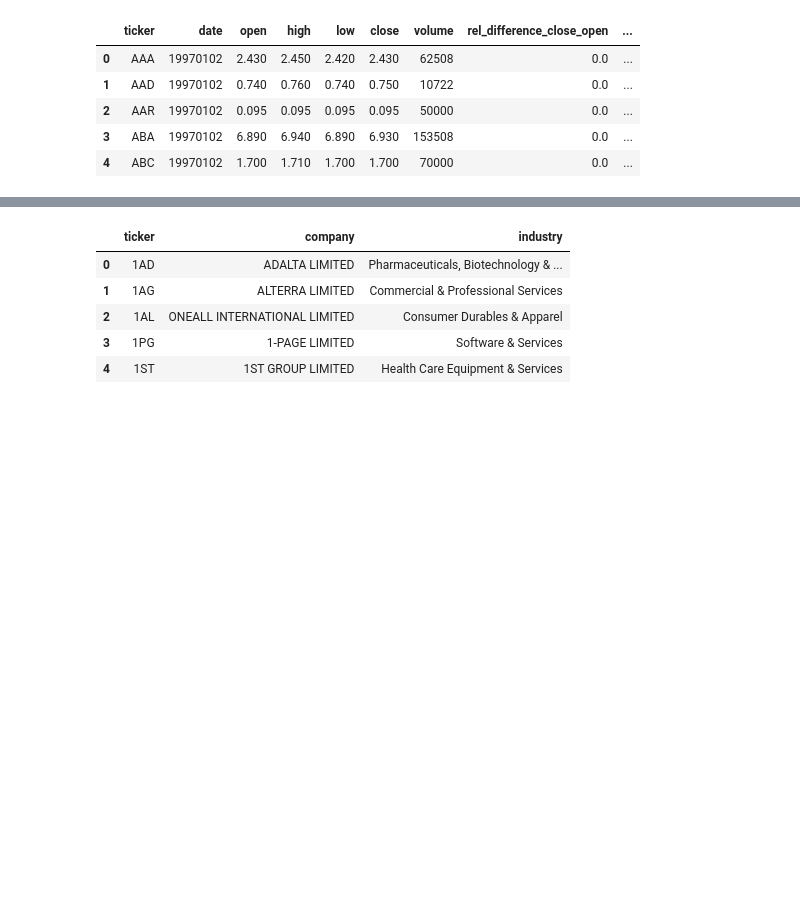
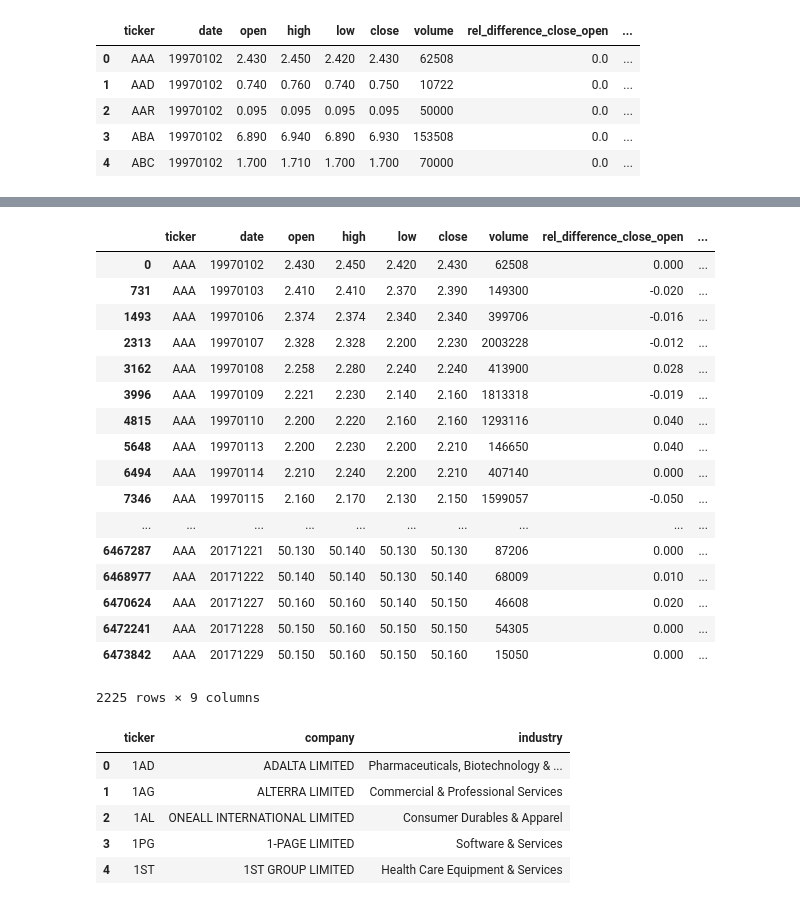
Before and after one commit to dfontana/GaggleOfKaggle, a Jupyter notebook: data/Data Manipulation.ipynb, the cells around one changed output, grey strips where cells are left out. Saved outputs shown, nothing was run; the diff lists cells and outputs as text; code cells hidden in the pictures; blank space fills up the shorter version.

```diff
--- a/data/Data Manipulation.ipynb
+++ b/data/Data Manipulation.ipynb
@@ -52,3 +71,24 @@ price
+# %%
+price.loc[price["ticker"] == "AAA"]
+# %% [output]
+|  | ticker | date | open | high | low | close | volume | rel_difference_close_open | ... |
+| 0 | AAA | 19970102 | 2.430 | 2.450 | 2.420 | 2.430 | 62508 | 0.000 | ... |
+| 731 | AAA | 19970103 | 2.410 | 2.410 | 2.370 | 2.390 | 149300 | -0.020 | ... |
+| 1493 | AAA | 19970106 | 2.374 | 2.374 | 2.340 | 2.340 | 399706 | -0.016 | ... |
+| 2313 | AAA | 19970107 | 2.328 | 2.328 | 2.200 | 2.230 | 2003228 | -0.012 | ... |
+| 3162 | AAA | 19970108 | 2.258 | 2.280 | 2.240 | 2.240 | 413900 | 0.028 | ... |
+| 3996 | AAA | 19970109 | 2.221 | 2.230 | 2.140 | 2.160 | 1813318 | -0.019 | ... |
+| 4815 | AAA | 19970110 | 2.200 | 2.220 | 2.160 | 2.160 | 1293116 | 0.040 | ... |
+| 5648 | AAA | 19970113 | 2.200 | 2.230 | 2.200 | 2.210 | 146650 | 0.040 | ... |
+| 6494 | AAA | 19970114 | 2.210 | 2.240 | 2.200 | 2.210 | 407140 | 0.000 | ... |
+| 7346 | AAA | 19970115 | 2.160 | 2.170 | 2.130 | 2.150 | 1599057 | -0.050 | ... |
+| ... | ... | ... | ... | ... | ... | ... | ... | ... | ... |
+| 6467287 | AAA | 20171221 | 50.130 | 50.140 | 50.130 | 50.130 | 87206 | 0.000 | ... |
+| 6468977 | AAA | 20171222 | 50.140 | 50.140 | 50.130 | 50.140 | 68009 | 0.010 | ... |
+| 6470624 | AAA | 20171227 | 50.160 | 50.160 | 50.140 | 50.150 | 46608 | 0.020 | ... |
+| 6472241 | AAA | 20171228 | 50.150 | 50.160 | 50.150 | 50.150 | 54305 | 0.000 | ... |
+| 6473842 | AAA | 20171229 | 50.150 | 50.160 | 50.150 | 50.160 | 15050 | 0.000 | ... |
+2225 rows × 9 columns
 # %%
 companies = pd.read_csv("asx-tickers.csv")
 companies.head()
```
Also changed, not shown: parts of 7 cells of this notebook.
